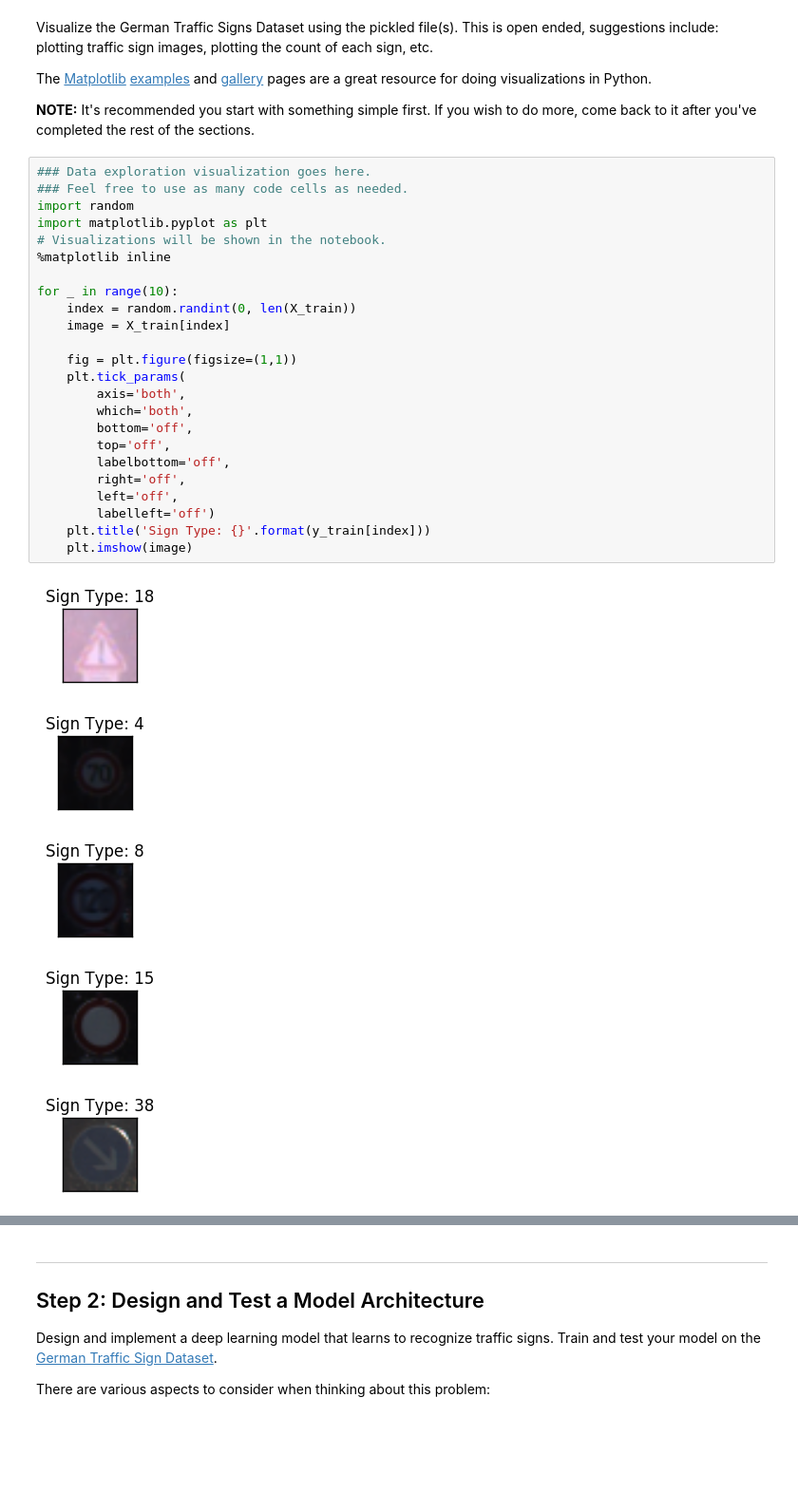
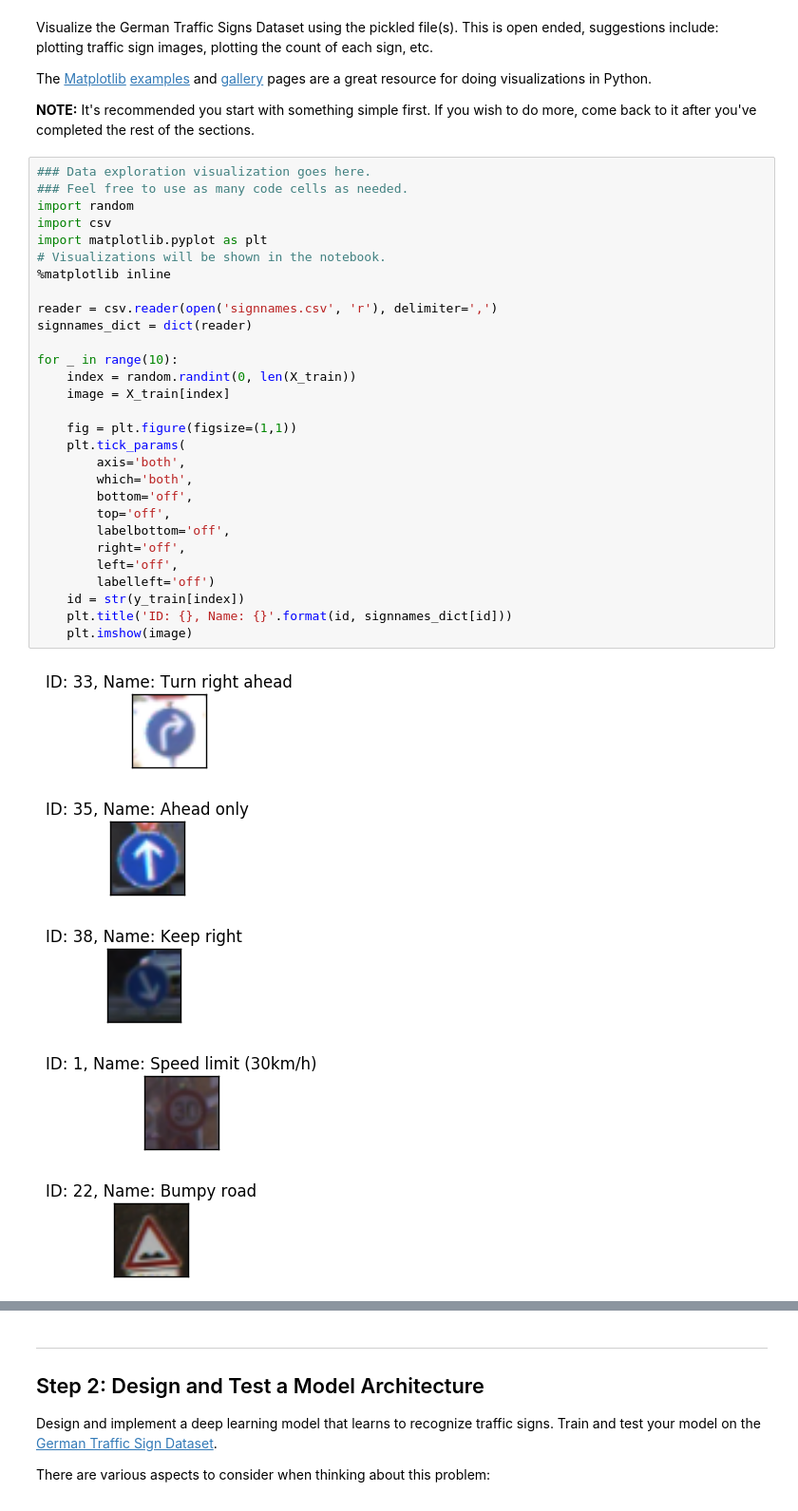
Before and after one commit to SamSamskies/CarND-Traffic-Sign-Classifier-Project, a Jupyter notebook: Traffic_Sign_Classifier.ipynb, the cells around one changed output, grey strips where cells are left out. Shown: that part at 95% size. Drawn from its saved outputs; the diff is of its cells as text; blank space fills up the shorter version.

Commit message:
Display sign name during data exploration

```diff
--- a/Traffic_Sign_Classifier.ipynb
+++ b/Traffic_Sign_Classifier.ipynb
@@ -75,30 +75,35 @@ The [Matplotlib](http://matplotlib.org/) [examples](http://matplotlib.org/exampl
 # %%
 ### Data exploration visualization goes here.
 ### Feel free to use as many code cells as needed.
 import random
+import csv
 import matplotlib.pyplot as plt
 # Visualizations will be shown in the notebook.
 %matplotlib inline
+
+reader = csv.reader(open('signnames.csv', 'r'), delimiter=',')
+signnames_dict = dict(reader)
 
 for _ in range(10):
     index = random.randint(0, len(X_train))
     image = X_train[index]
 
     fig = plt.figure(figsize=(1,1))
     plt.tick_params(
         axis='both',
         which='both',
         bottom='off',
         top='off',
         labelbottom='off',
         right='off',
         left='off',
         labelleft='off')
-    plt.title('Sign Type: {}'.format(y_train[index]))
+    id = str(y_train[index])
+    plt.title('ID: {}, Name: {}'.format(id, signnames_dict[id]))
     plt.imshow(image)
 # %% [output]
-[figure, old version]
+[figure, new version]
-[figure, old version]
+[figure, new version]
-[figure, old version]
+[figure, new version]
-[figure, old version]
+[figure, new version]
-[figure, old version]
+[figure, new version]
```
Also changed, not shown: parts of 1 cell of this notebook.
